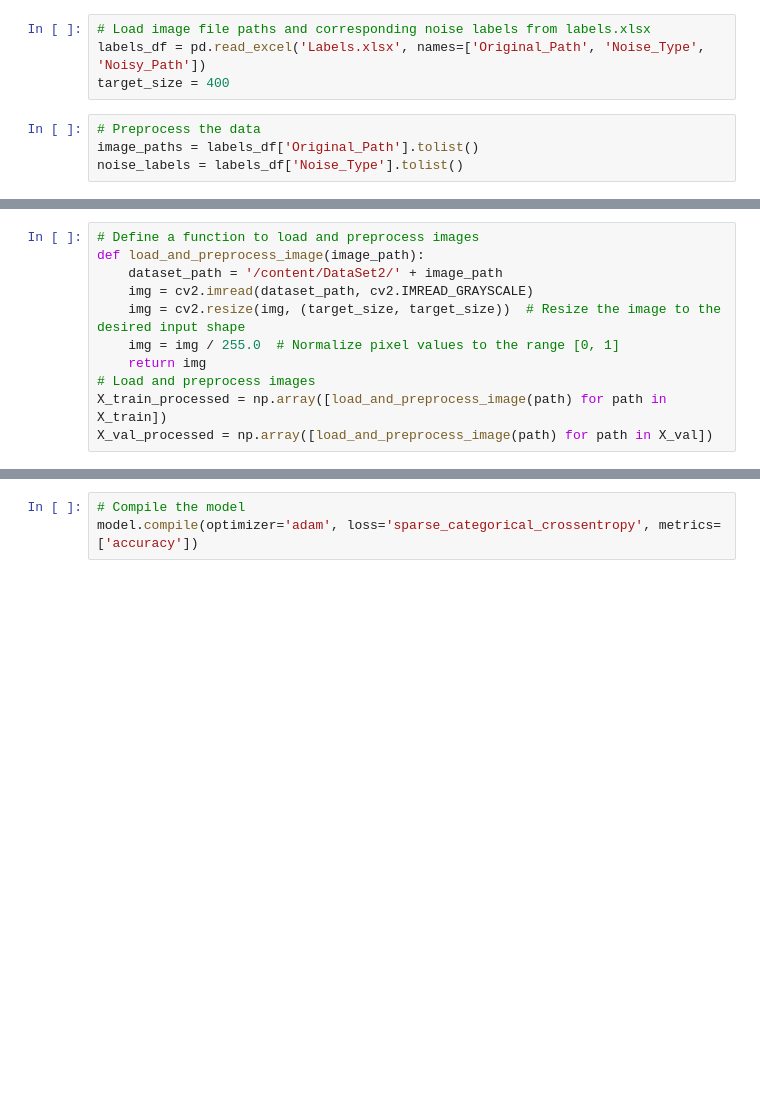
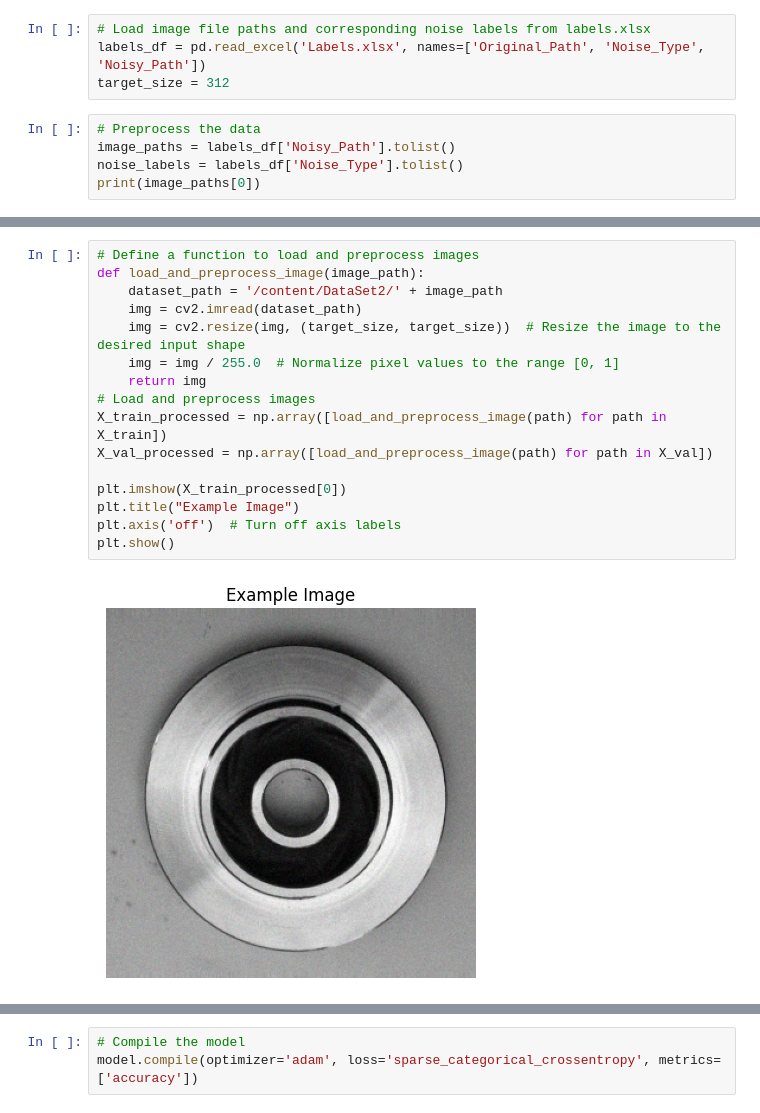
Before and after one commit to erfan-hamidi/AI, a Jupyter notebook: phase2.ipynb, the cells around one changed output, grey strips where cells are left out. Cells and saved outputs as stored; diff of their text form; blank space fills up the shorter version.

```diff
--- a/phase2.ipynb
+++ b/phase2.ipynb
@@ -34,8 +19,9 @@ from tensorflow.keras.layers import Conv2D, MaxPooling2D, Flatten, Dense
 # %%
 # Load image file paths and corresponding noise labels from labels.xlsx
 labels_df = pd.read_excel('Labels.xlsx', names=['Original_Path', 'Noise_Type', 'Noisy_Path'])
-target_size = 400
+target_size = 312
 # %%
 # Preprocess the data
-image_paths = labels_df['Original_Path'].tolist()
+image_paths = labels_df['Noisy_Path'].tolist()
 noise_labels = labels_df['Noise_Type'].tolist()
+print(image_paths[0])
@@ -51,14 +44,21 @@ y_val_numerical = [label_mapping[label] for label in y_val]
 # %%
 # Define a function to load and preprocess images
 def load_and_preprocess_image(image_path):
     dataset_path = '/content/DataSet2/' + image_path
-    img = cv2.imread(dataset_path, cv2.IMREAD_GRAYSCALE)
+    img = cv2.imread(dataset_path)
     img = cv2.resize(img, (target_size, target_size))  # Resize the image to the desired input shape
     img = img / 255.0  # Normalize pixel values to the range [0, 1]
     return img
 # Load and preprocess images
 X_train_processed = np.array([load_and_preprocess_image(path) for path in X_train])
 X_val_processed = np.array([load_and_preprocess_image(path) for path in X_val])
+
+plt.imshow(X_train_processed[0])
+plt.title("Example Image")
+plt.axis('off')  # Turn off axis labels
+plt.show()
+# %% [output]
+[figure, added]
 # %%
 # Define the noise classifier model
 model = Sequential([
```
Also changed, not shown: parts of 7 cells of this notebook.
